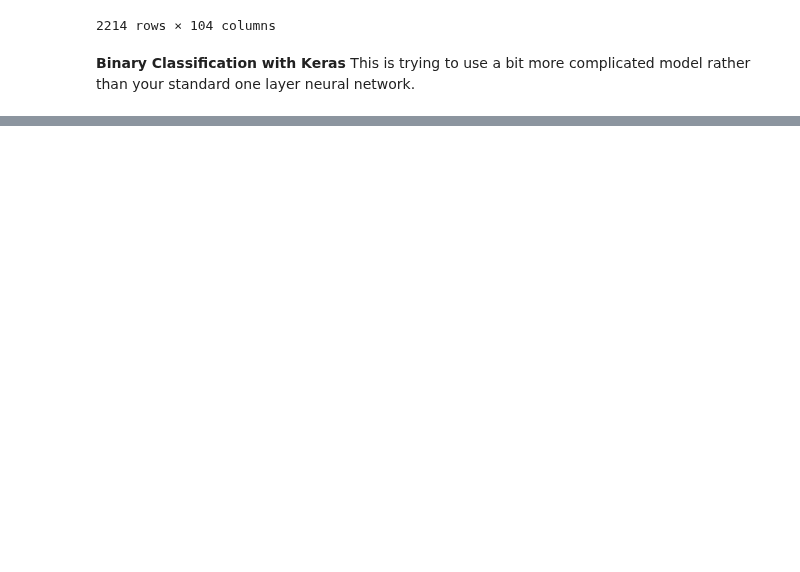
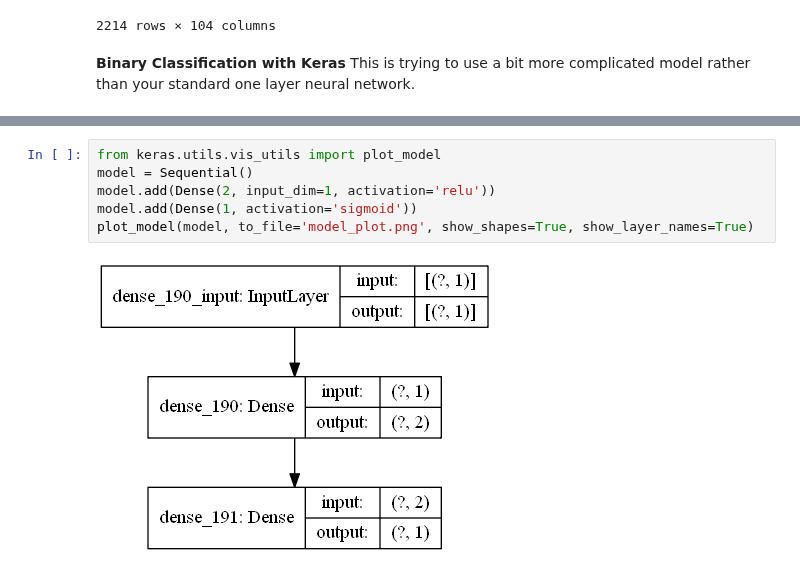
Before and after one commit to blueriver212/Crime_Prediction_ML, a Jupyter notebook: 4-NeuralNet/NN-Indy.ipynb, the cells around one changed output, grey strips where cells are left out. Saved outputs shown, nothing was run; the diff lists cells and outputs as text; blank space fills up the shorter version.

Commit message:
Feature: Adding a baseline for a neural network model using Keras

```diff
--- a/4-NeuralNet/NN-Indy.ipynb
+++ b/4-NeuralNet/NN-Indy.ipynb
@@ -182,0 +189,8 @@ Traceback (most recent call last):
+# %%
+from keras.utils.vis_utils import plot_model
+model = Sequential()
+model.add(Dense(2, input_dim=1, activation='relu'))
+model.add(Dense(1, activation='sigmoid'))
+plot_model(model, to_file='model_plot.png', show_shapes=True, show_layer_names=True)
+# %% [output]
+[figure, added]
```
Also changed, not shown: parts of 6 cells of this notebook, 2 other files.
